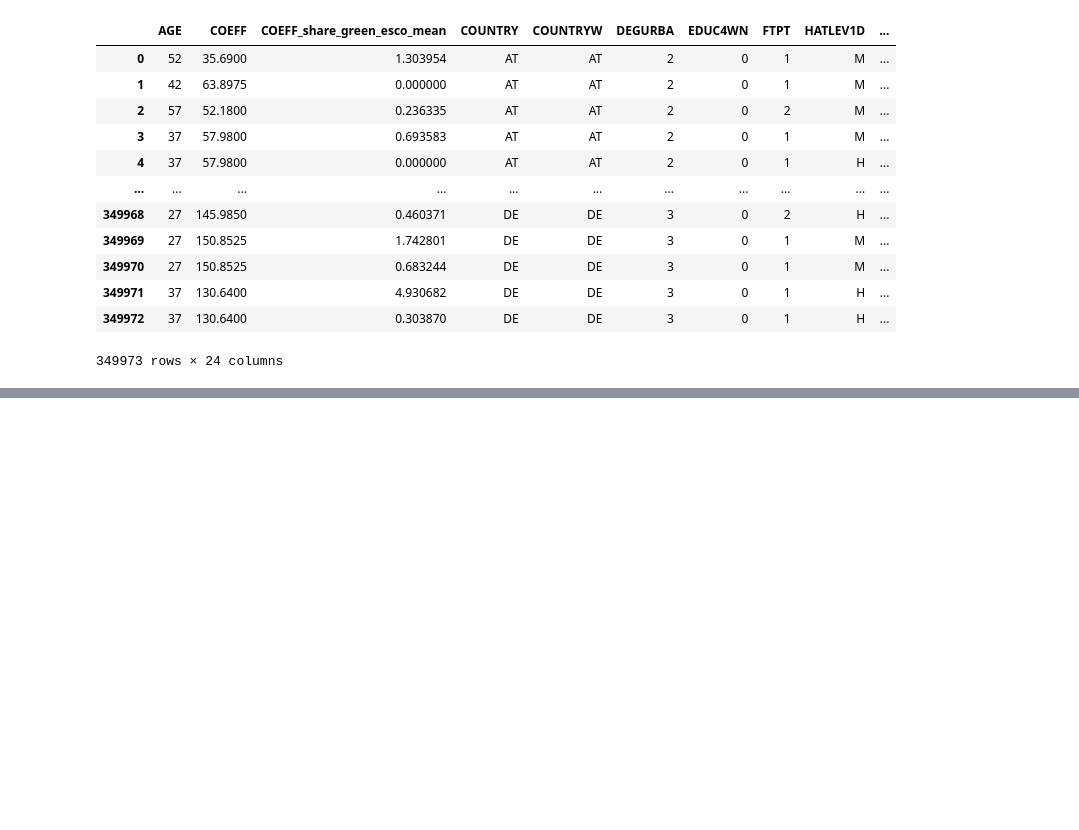
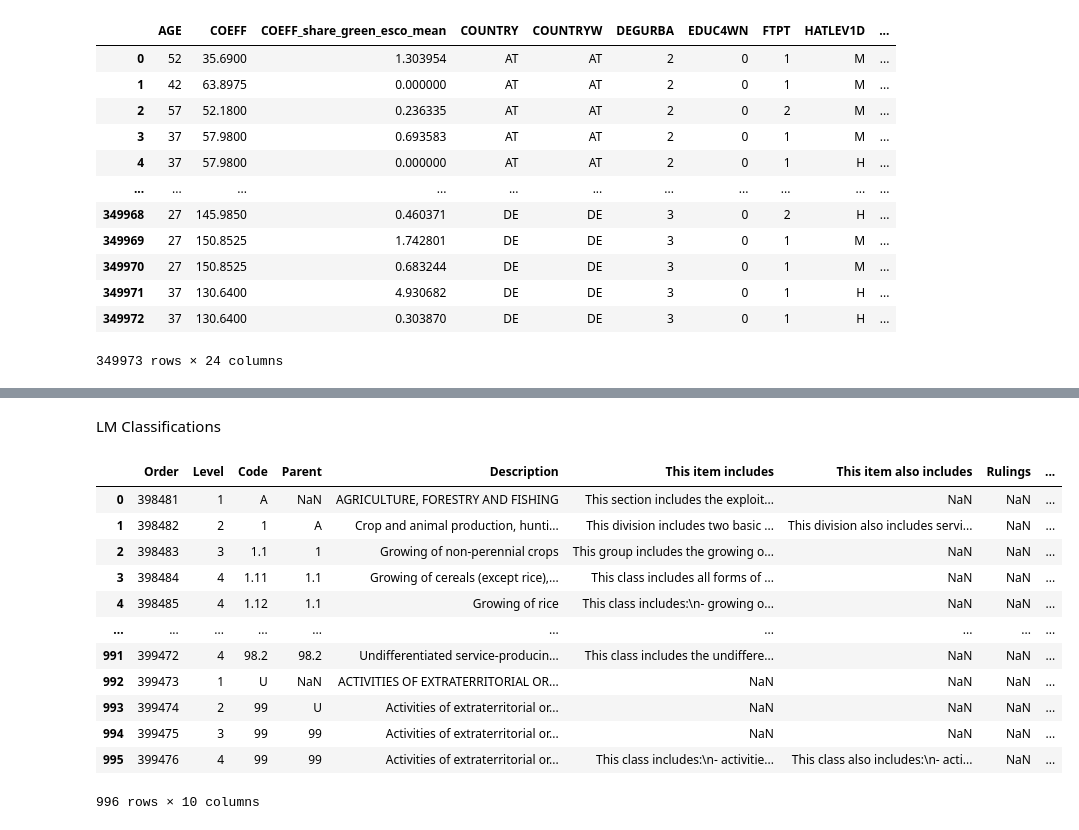
Before and after one commit to derpyninja/re4gt, a Jupyter notebook: notebooks/new/00-fz-debugging-for-code-refactoring.ipynb, the cells around one changed output, grey strips where cells are left out. Drawn from its saved outputs; the diff is of its cells as text; code cells hidden in the pictures; blank space fills up the shorter version.

```diff
--- a/notebooks/new/00-fz-debugging-for-code-refactoring.ipynb
+++ b/notebooks/new/00-fz-debugging-for-code-refactoring.ipynb
@@ -311,0 +468,18 @@ df
+# %% [markdown]
+LM Classifications
+# %%
+clsf.nace
+# %% [output]
+|  | Order | Level | Code | Parent | Description | This item includes | This item also includes | Rulings | ... |
+| 0 | 398481 | 1 | A | NaN | AGRICULTURE, FORESTRY AND FISHING | This section includes the exploit... | NaN | NaN | ... |
+| 1 | 398482 | 2 | 1 | A | Crop and animal production, hunti... | This division includes two basic ... | This division also includes servi... | NaN | ... |
+| 2 | 398483 | 3 | 1.1 | 1 | Growing of non-perennial crops | This group includes the growing o... | NaN | NaN | ... |
+| 3 | 398484 | 4 | 1.11 | 1.1 | Growing of cereals (except rice),... | This class includes all forms of ... | NaN | NaN | ... |
+| 4 | 398485 | 4 | 1.12 | 1.1 | Growing of rice | This class includes:\n- growing o... | NaN | NaN | ... |
+| ... | ... | ... | ... | ... | ... | ... | ... | ... | ... |
+| 991 | 399472 | 4 | 98.2 | 98.2 | Undifferentiated service-producin... | This class includes the undiffere... | NaN | NaN | ... |
+| 992 | 399473 | 1 | U | NaN | ACTIVITIES OF EXTRATERRITORIAL OR... | NaN | NaN | NaN | ... |
+| 993 | 399474 | 2 | 99 | U | Activities of extraterritorial or... | NaN | NaN | NaN | ... |
+| 994 | 399475 | 3 | 99 | 99 | Activities of extraterritorial or... | NaN | NaN | NaN | ... |
+| 995 | 399476 | 4 | 99 | 99 | Activities of extraterritorial or... | This class includes:\n- activitie... | This class also includes:\n- acti... | NaN | ... |
+996 rows × 10 columns
```
Also changed, not shown: parts of 24 cells of this notebook, 4 other files.
